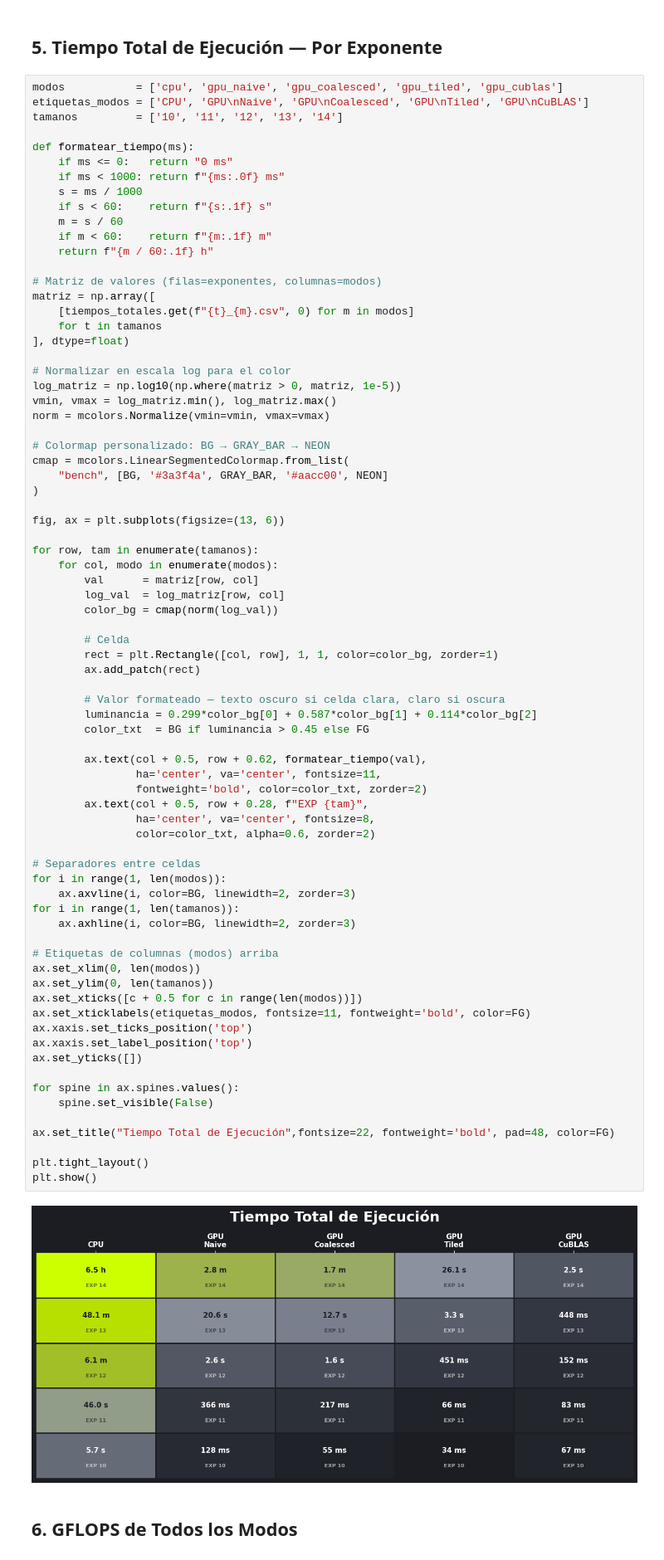
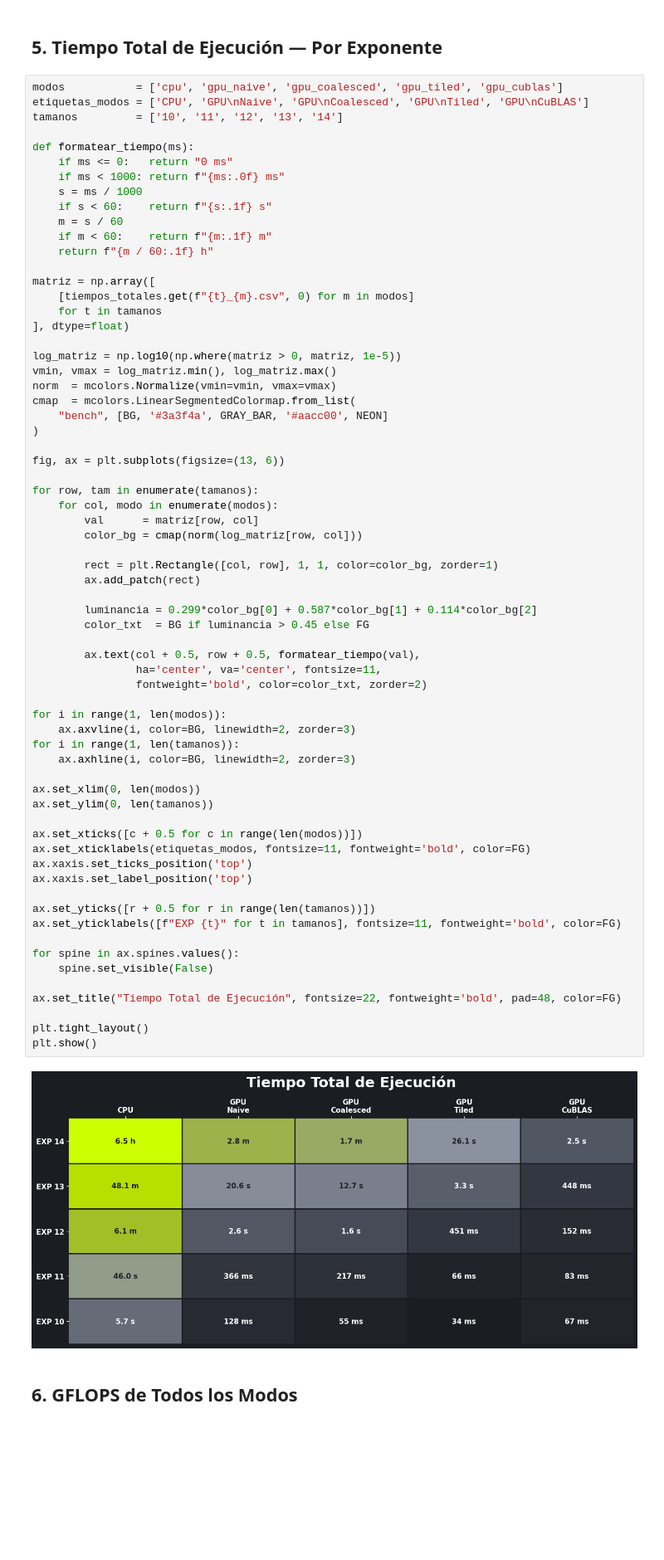
Before and after one commit to jcastanoch/Efficient-Krylov-Sequence-Computation-in-GPU, a Jupyter notebook: results/bechmark_analysis.ipynb, the cells around one changed output. Shown at 83% size. Cells and saved outputs as stored; diff of their text form; blank space fills up the shorter version.

Commit message:
haciendo cambios a tiempo totales

```diff
--- a/results/bechmark_analysis.ipynb
+++ b/results/bechmark_analysis.ipynb
@@ -178,19 +176,15 @@ def formatear_tiempo(ms):
     if m < 60:    return f"{m:.1f} m"
     return f"{m / 60:.1f} h"
 
-# Matriz de valores (filas=exponentes, columnas=modos)
 matriz = np.array([
     [tiempos_totales.get(f"{t}_{m}.csv", 0) for m in modos]
     for t in tamanos
 ], dtype=float)
 
-# Normalizar en escala log para el color
 log_matriz = np.log10(np.where(matriz > 0, matriz, 1e-5))
 vmin, vmax = log_matriz.min(), log_matriz.max()
-norm = mcolors.Normalize(vmin=vmin, vmax=vmax)
-
-# Colormap personalizado: BG → GRAY_BAR → NEON
-cmap = mcolors.LinearSegmentedColormap.from_list(
+norm  = mcolors.Normalize(vmin=vmin, vmax=vmax)
+cmap  = mcolors.LinearSegmentedColormap.from_list(
     "bench", [BG, '#3a3f4a', GRAY_BAR, '#aacc00', NEON]
 )
 
@@ -199,48 +193,43 @@ fig, ax = plt.subplots(figsize=(13, 6))
 for row, tam in enumerate(tamanos):
     for col, modo in enumerate(modos):
         val      = matriz[row, col]
-        log_val  = log_matriz[row, col]
-        color_bg = cmap(norm(log_val))
+        color_bg = cmap(norm(log_matriz[row, col]))
 
-        # Celda
         rect = plt.Rectangle([col, row], 1, 1, color=color_bg, zorder=1)
         ax.add_patch(rect)
 
-        # Valor formateado — texto oscuro si celda clara, claro si oscura
         luminancia = 0.299*color_bg[0] + 0.587*color_bg[1] + 0.114*color_bg[2]
         color_txt  = BG if luminancia > 0.45 else FG
 
-        ax.text(col + 0.5, row + 0.62, formatear_tiempo(val),
+        ax.text(col + 0.5, row + 0.5, formatear_tiempo(val),
                 ha='center', va='center', fontsize=11,
                 fontweight='bold', color=color_txt, zorder=2)
-        ax.text(col + 0.5, row + 0.28, f"EXP {tam}",
-                ha='center', va='center', fontsize=8,
-                color=color_txt, alpha=0.6, zorder=2)
 
-# Separadores entre celdas
 for i in range(1, len(modos)):
     ax.axvline(i, color=BG, linewidth=2, zorder=3)
 for i in range(1, len(tamanos)):
     ax.axhline(i, color=BG, linewidth=2, zorder=3)
 
-# Etiquetas de columnas (modos) arriba
 ax.set_xlim(0, len(modos))
 ax.set_ylim(0, len(tamanos))
+
 ax.set_xticks([c + 0.5 for c in range(len(modos))])
 ax.set_xticklabels(etiquetas_modos, fontsize=11, fontweight='bold', color=FG)
 ax.xaxis.set_ticks_position('top')
 ax.xaxis.set_label_position('top')
-ax.set_yticks([])
+
+ax.set_yticks([r + 0.5 for r in range(len(tamanos))])
+ax.set_yticklabels([f"EXP {t}" for t in tamanos], fontsize=11, fontweight='bold', color=FG)
 
 for spine in ax.spines.values():
     spine.set_visible(False)
 
-ax.set_title("Tiempo Total de Ejecución",fontsize=22, fontweight='bold', pad=48, color=FG)
+ax.set_title("Tiempo Total de Ejecución", fontsize=22, fontweight='bold', pad=48, color=FG)
 
 plt.tight_layout()
 plt.show()
 # %% [output]
-[figure, old version]
+[figure, new version]
 # %% [markdown]
 ## 6. GFLOPS de Todos los Modos
 # %%
```
Also changed, not shown: parts of 1 cell of this notebook.
